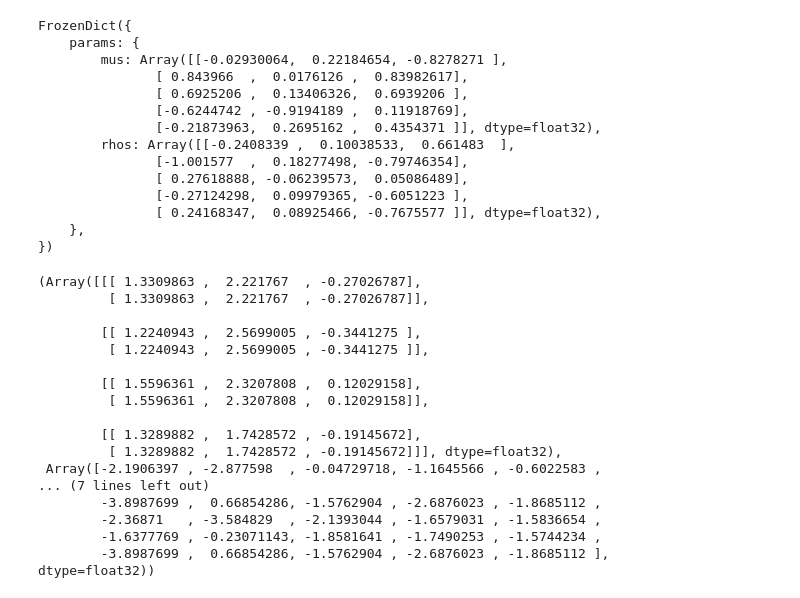
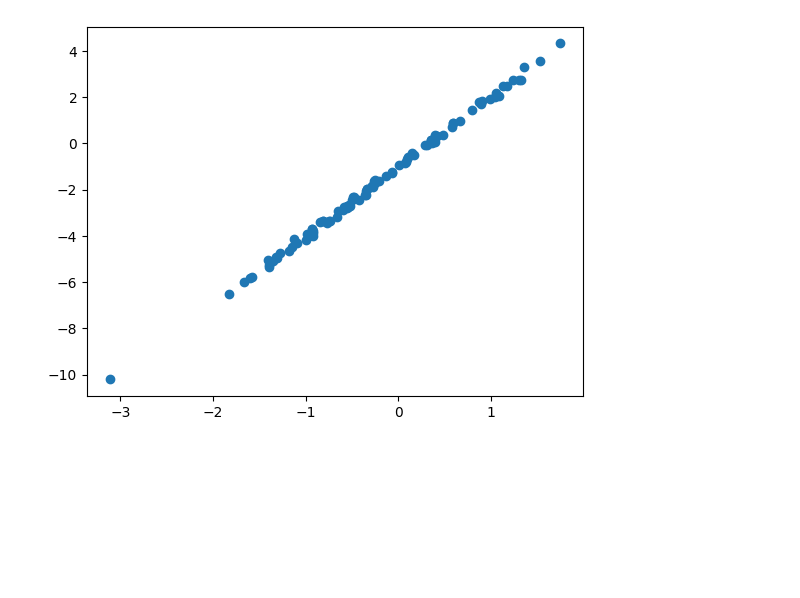
Before and after one commit to PaulScemama/weight_uncertainty, a Jupyter notebook: weight_uncertainty/bnn_layer.ipynb, the cells around one changed output. Drawn from its saved outputs; the diff is of its cells as text; code cells hidden in the pictures; blank space fills up the shorter version.

```diff
--- a/weight_uncertainty/bnn_layer.ipynb
+++ b/weight_uncertainty/bnn_layer.ipynb
@@ -67,48 +71,3 @@ class BNNLayer(nn.Module):
             var2=self.prior_var2,
         )
         return y, log_variational_density, log_prior_density
-# %%
-key1, key2, key3 = random.split(random.PRNGKey(0), 3)
-
-x = random.uniform(key1, (4,4))
-model = BNNLayer(features=3, prior_pi=0.5, prior_var1=0.9, prior_var2=0.001)
-params = model.init(
-    rngs=key2,
-    sampling_key=key3,
-    inputs=x,
-    n_samples=2)
-print(params)
-y = model.apply(params, key3, x, 2)
-y
-# %% [output]
-FrozenDict({
-    params: {
-        mus: Array([[-0.02930064,  0.22184654, -0.8278271 ],
-               [ 0.843966  ,  0.0176126 ,  0.83982617],
-               [ 0.6925206 ,  0.13406326,  0.6939206 ],
-               [-0.6244742 , -0.9194189 ,  0.11918769],
-               [-0.21873963,  0.2695162 ,  0.4354371 ]], dtype=float32),
-        rhos: Array([[-0.2408339 ,  0.10038533,  0.661483  ],
-               [-1.001577  ,  0.18277498, -0.79746354],
-               [ 0.27618888, -0.06239573,  0.05086489],
-               [-0.27124298,  0.09979365, -0.6051223 ],
-               [ 0.24168347,  0.08925466, -0.7675577 ]], dtype=float32),
-    },
-})
-(Array([[[ 1.3309863 ,  2.221767  , -0.27026787],
-         [ 1.3309863 ,  2.221767  , -0.27026787]],
-
-        [[ 1.2240943 ,  2.5699005 , -0.3441275 ],
-         [ 1.2240943 ,  2.5699005 , -0.3441275 ]],
-
-        [[ 1.5596361 ,  2.3207808 ,  0.12029158],
-         [ 1.5596361 ,  2.3207808 ,  0.12029158]],
-
-        [[ 1.3289882 ,  1.7428572 , -0.19145672],
-         [ 1.3289882 ,  1.7428572 , -0.19145672]]], dtype=float32),
- Array([-2.1906397 , -2.877598  , -0.04729718, -1.1645566 , -0.6022583 ,
-... (7 lines left out)
-        -3.8987699 ,  0.66854286, -1.5762904 , -2.6876023 , -1.8685112 ,
-        -2.36871   , -3.584829  , -2.1393044 , -1.6579031 , -1.5836654 ,
-        -1.6377769 , -0.23071143, -1.8581641 , -1.7490253 , -1.5744234 ,
-        -3.8987699 ,  0.66854286, -1.5762904 , -2.6876023 , -1.8685112 ],      dtype=float32))
@@ -148,0 +106,10 @@ FrozenDict({
+# %%
+import numpy as np
+
+xs = np.random.normal(size=(100,1))
+noise = np.random.normal(scale=0.1, size=(100,1))
+ys = xs * 3 - 1 + noise
+
+plt.scatter(xs, ys);
+# %% [output]
+[figure, added]
```
Also changed, not shown: parts of 10 cells of this notebook, 1 other file.
